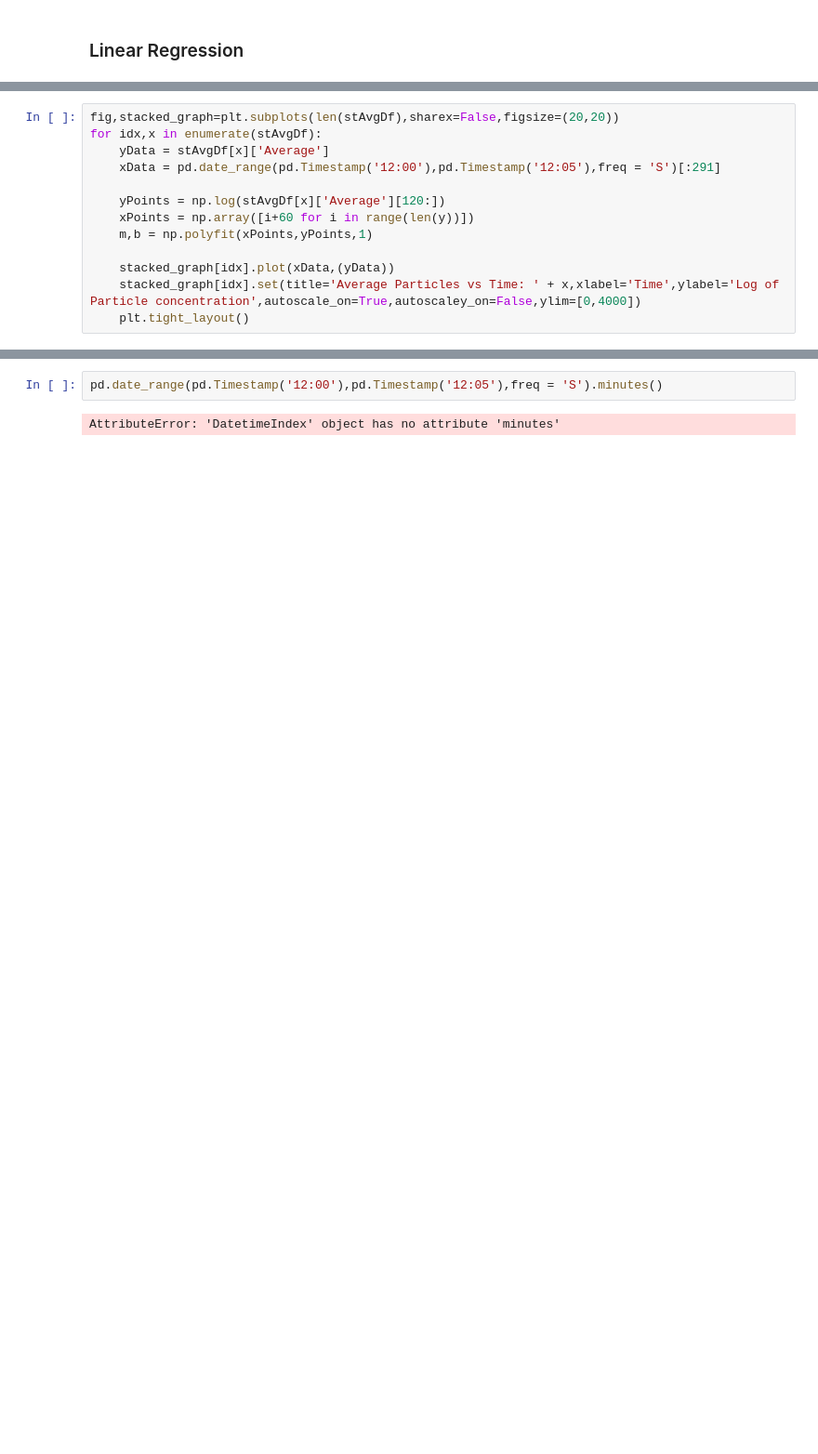
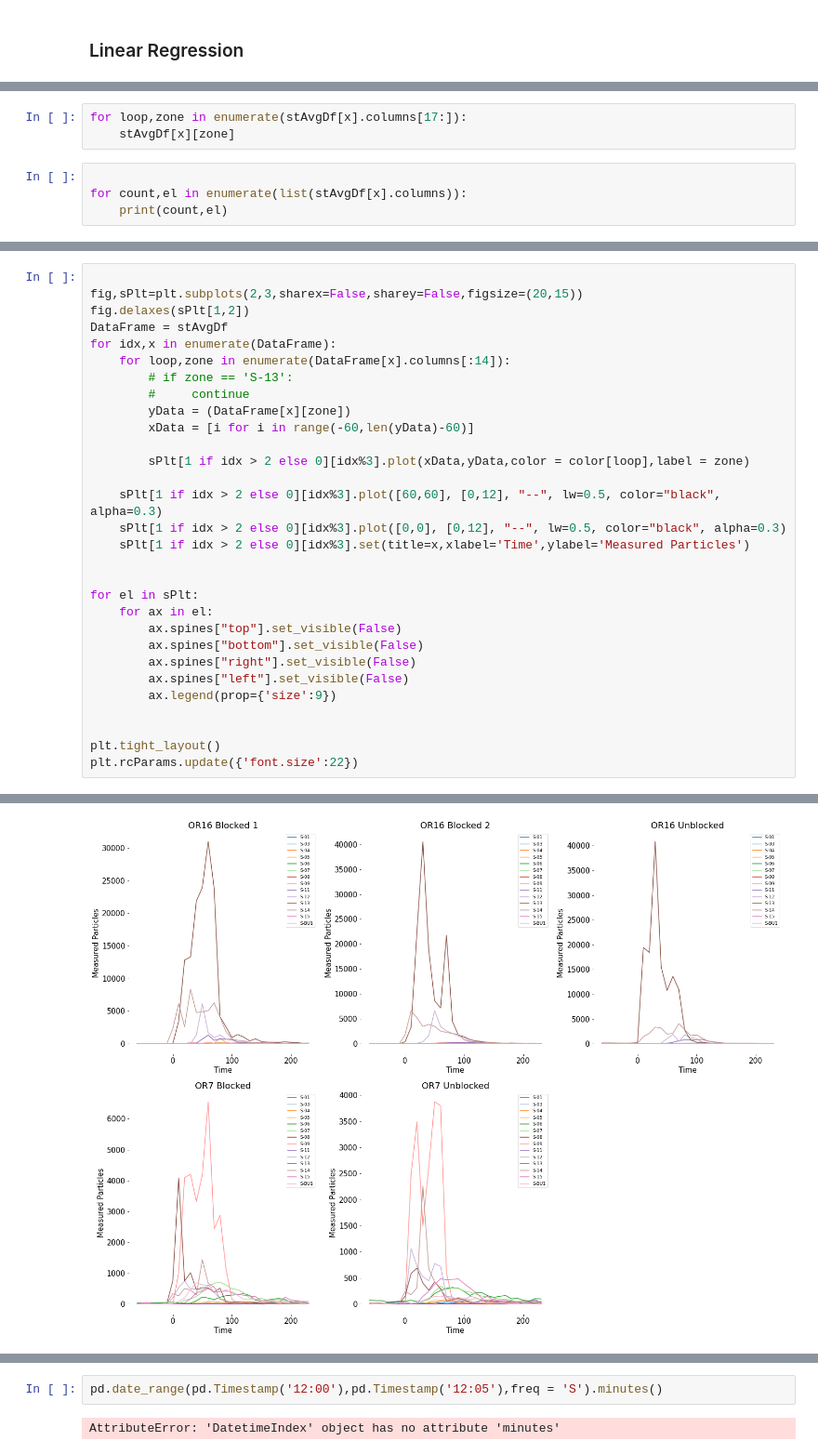
Before and after one commit to rrochlin/UWMedDecember, a Jupyter notebook: Analysis.ipynb, the cells around one changed output, grey strips where cells are left out. Shown at 93% size. Saved outputs shown, nothing was run; the diff lists cells and outputs as text; blank space fills up the shorter version.

```diff
--- a/Analysis.ipynb
+++ b/Analysis.ipynb
@@ -260,13 +282,0 @@ S-BU2 nan
-# %%
-fig,stacked_graph=plt.subplots(len(stAvgDf),sharex=False,figsize=(20,20))
-for idx,x in enumerate(stAvgDf):
-    yData = stAvgDf[x]['Average']
-    xData = pd.date_range(pd.Timestamp('12:00'),pd.Timestamp('12:05'),freq = 'S')[:291]
-
-    yPoints = np.log(stAvgDf[x]['Average'][120:])
-    xPoints = np.array([i+60 for i in range(len(y))])
-    m,b = np.polyfit(xPoints,yPoints,1)
-
-    stacked_graph[idx].plot(xData,(yData))
-    stacked_graph[idx].set(title='Average Particles vs Time: ' + x,xlabel='Time',ylabel='Log of Particle concentration',autoscale_on=True,autoscaley_on=False,ylim=[0,4000])
-    plt.tight_layout()
@@ -274,0 +301,7 @@ for idx,x in enumerate(stAvgDf):
+# %%
+for loop,zone in enumerate(stAvgDf[x].columns[17:]):
+    stAvgDf[x][zone]
+# %%
+
+for count,el in enumerate(list(stAvgDf[x].columns)):
+    print(count,el)
@@ -274,0 +328,31 @@ for idx,x in enumerate(stAvgDf):
+# %%
+
+fig,sPlt=plt.subplots(2,3,sharex=False,sharey=False,figsize=(20,15))
+fig.delaxes(sPlt[1,2])
+DataFrame = stAvgDf
+for idx,x in enumerate(DataFrame):
+    for loop,zone in enumerate(DataFrame[x].columns[:14]):
+        # if zone == 'S-13':
+        #     continue
+        yData = (DataFrame[x][zone])
+        xData = [i for i in range(-60,len(yData)-60)]
+
+        sPlt[1 if idx > 2 else 0][idx%3].plot(xData,yData,color = color[loop],label = zone)
+
+    sPlt[1 if idx > 2 else 0][idx%3].plot([60,60], [0,12], "--", lw=0.5, color="black", alpha=0.3)
+    sPlt[1 if idx > 2 else 0][idx%3].plot([0,0], [0,12], "--", lw=0.5, color="black", alpha=0.3)
+    sPlt[1 if idx > 2 else 0][idx%3].set(title=x,xlabel='Time',ylabel='Measured Particles')
+
+
+for el in sPlt:
+    for ax in el:
+        ax.spines["top"].set_visible(False)
+        ax.spines["bottom"].set_visible(False)
+        ax.spines["right"].set_visible(False)
+        ax.spines["left"].set_visible(False)
+        ax.legend(prop={'size':9})
+
+
+plt.tight_layout()
+plt.rcParams.update({'font.size':22})
+# %% [output]
@@ -274,0 +360 @@ for idx,x in enumerate(stAvgDf):
+[figure, added]
```
Also changed, not shown: parts of 26 cells of this notebook, 1 other file.
